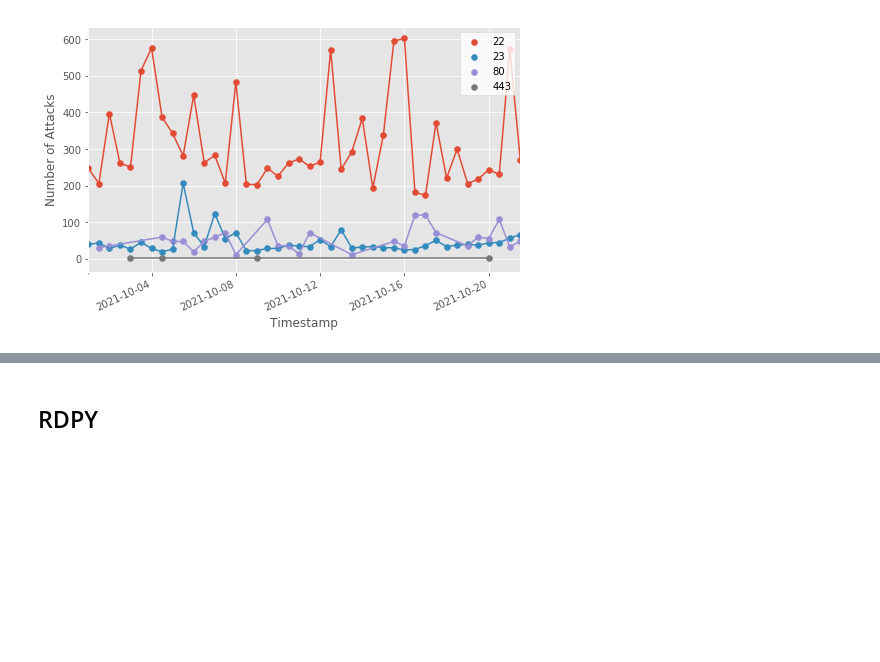
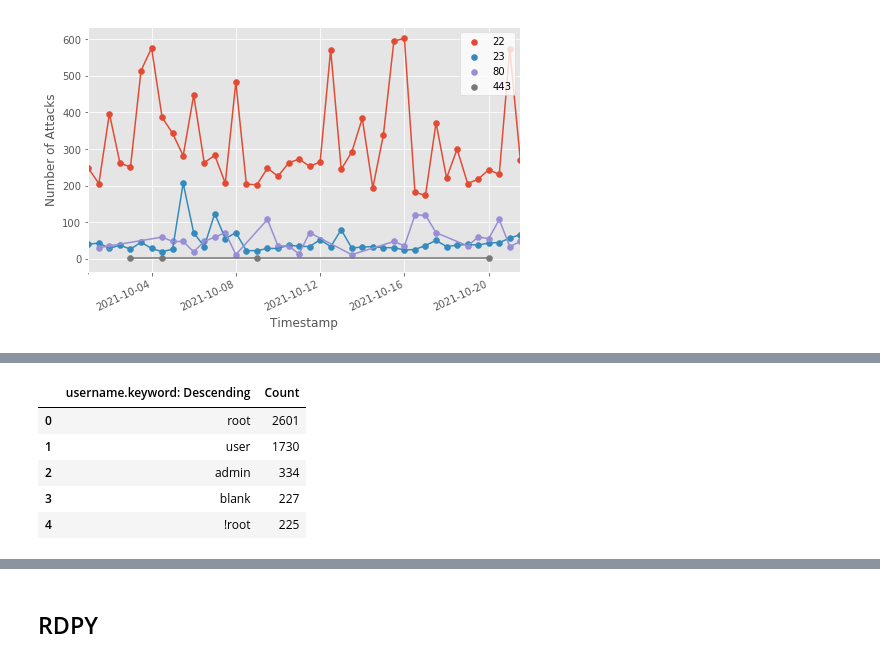
Before and after one commit to stefanDeveloper/master-thesis, a Jupyter notebook: plots/data-visualization.ipynb, the cells around one changed output, grey strips where cells are left out. Cells and saved outputs as stored; diff of their text form; code cells hidden in the pictures; blank space fills up the shorter version.

```diff
--- a/plots/data-visualization.ipynb
+++ b/plots/data-visualization.ipynb
@@ -353,0 +383,11 @@ plt.show()
+# %%
+df = pd.read_csv("./data/tpot-cowire-username.csv")
+df.Count = df.Count.str.replace(',', '').astype(int)
+df.head()
+# %% [output]
+|  | username.keyword: Descending | Count |
+| 0 | root | 2601 |
+| 1 | user | 1730 |
+| 2 | admin | 334 |
+| 3 | blank | 227 |
+| 4 | !root | 225 |
```
Also changed, not shown: parts of 3 cells of this notebook, 4 other files.
